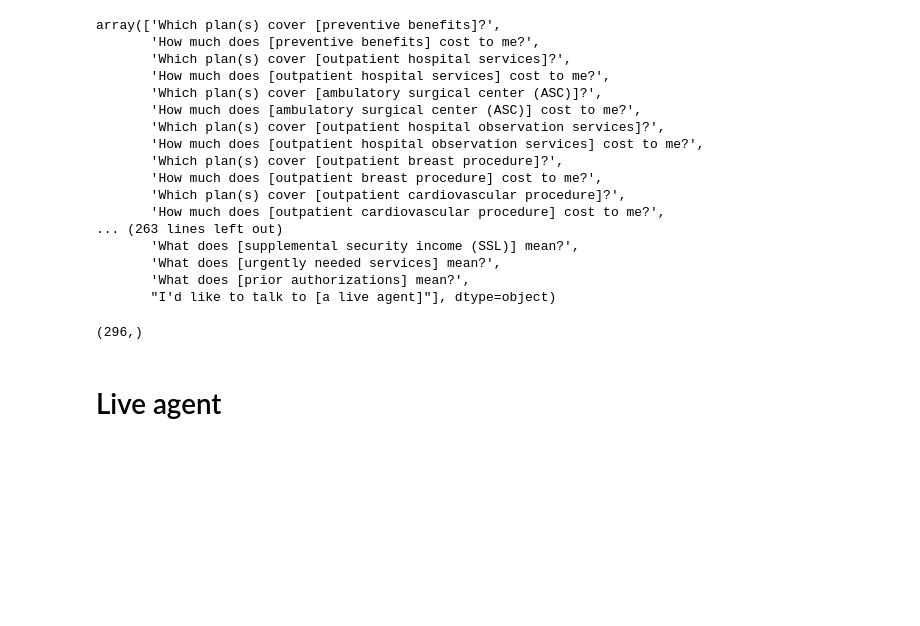
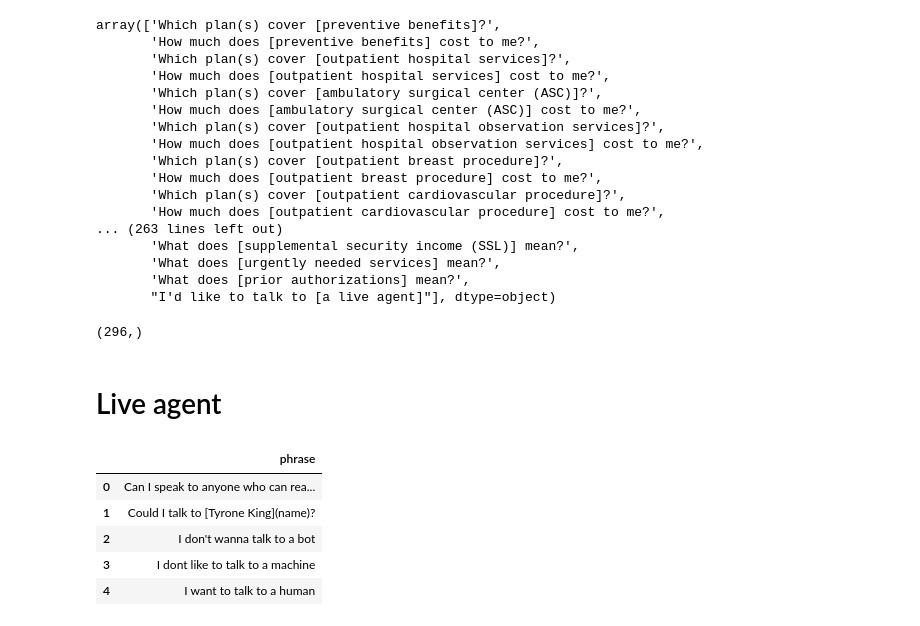
Before and after one commit to SinolationGroup/nlp-models, a Jupyter notebook: notebooks/02-data_generation.ipynb, the cells around one changed output. Cells and saved outputs as stored; diff of their text form; code cells hidden in the pictures; blank space fills up the shorter version.

Commit message:
ohl-7: added train data

```diff
--- a/notebooks/02-data_generation.ipynb
+++ b/notebooks/02-data_generation.ipynb
@@ -201,3 +201,13 @@ processed_df.question_id.unique().shape
 (296,)
 # %% [markdown]
 # Live agent
+# %%
+df = pd.read_csv('../data/external/rasa_ask_human.csv')
+df.head()
+# %% [output]
+|  | phrase |
+| 0 | Can I speak to anyone who can rea... |
+| 1 | Could I talk to [Tyrone King](name)? |
+| 2 | I don't wanna talk to a bot |
+| 3 | I dont like to talk to a machine |
+| 4 | I want to talk to a human |
```
Also changed, not shown: parts of 1 cell of this notebook, 1 other file.
